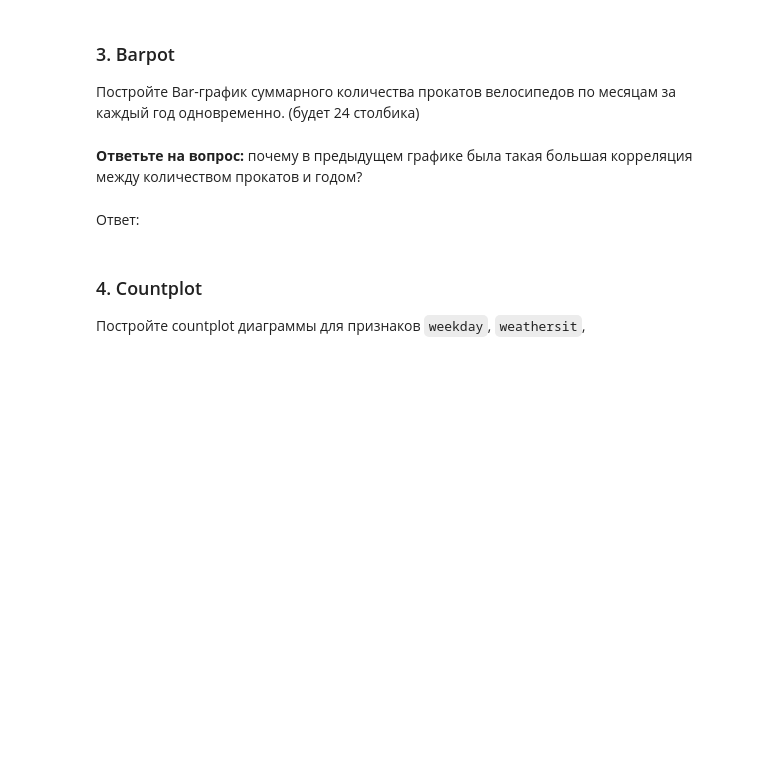
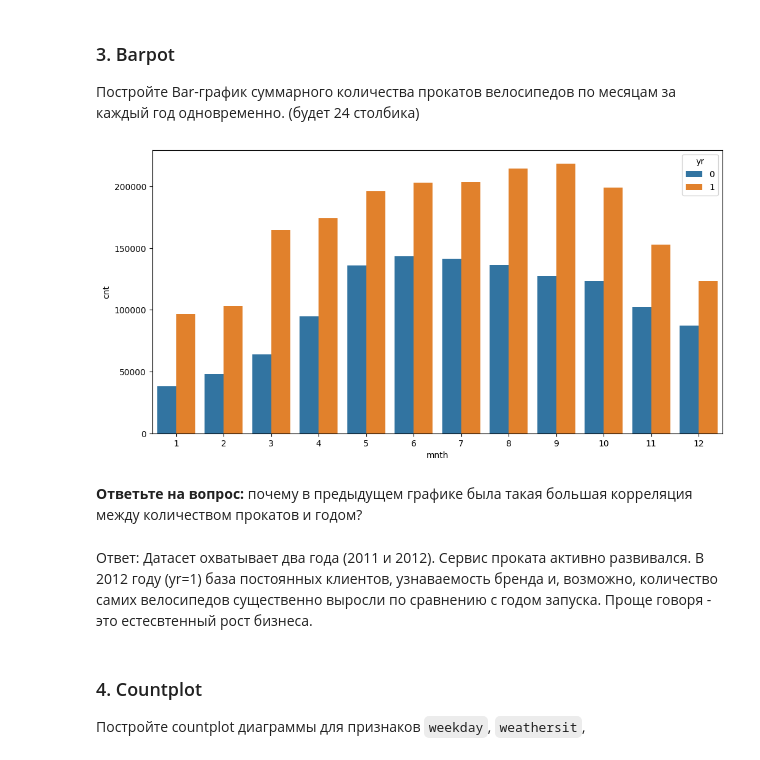
Before and after one commit to re-side/ml_basic, a Jupyter notebook: Практическая_работа_№3_Библиотека_Pandas.ipynb, the cells around one changed output. Drawn from its saved outputs; the diff is of its cells as text; code cells hidden in the pictures; blank space fills up the shorter version.

```diff
--- a/Практическая_работа_№3_Библиотека_Pandas.ipynb
+++ b/Практическая_работа_№3_Библиотека_Pandas.ipynb
@@ -448,10 +458,16 @@ _(чем больше значение, тем больше прокатов и
 ### 3. Barpot
 
 Постройте Bar-график суммарного количества прокатов велосипедов по месяцам за каждый год одновременно. (будет 24 столбика)
+# %%
+plt.figure(figsize=(12, 6))
+sns.barplot(data=df, x='mnth', y='cnt', hue='yr', estimator=sum, errorbar=None)
+plt.show()
+# %% [output]
+[figure, added]
 # %% [markdown]
 **Ответьте на вопрос:** почему в предыдущем графике была такая большая корреляция между количеством прокатов и годом?
-# %% [markdown]
-Ответ:
+# %% [markdown]
+Ответ: Датасет охватывает два года (2011 и 2012). Сервис проката активно развивался. В 2012 году (yr=1) база постоянных клиентов, узнаваемость бренда и, возможно, количество самих велосипедов существенно выросли по сравнению с годом запуска. Проще говоря - это естесвтенный рост бизнеса.
 # %% [markdown]
 ### 4. Countplot
 
```
Also changed, not shown: parts of 25 cells of this notebook.
